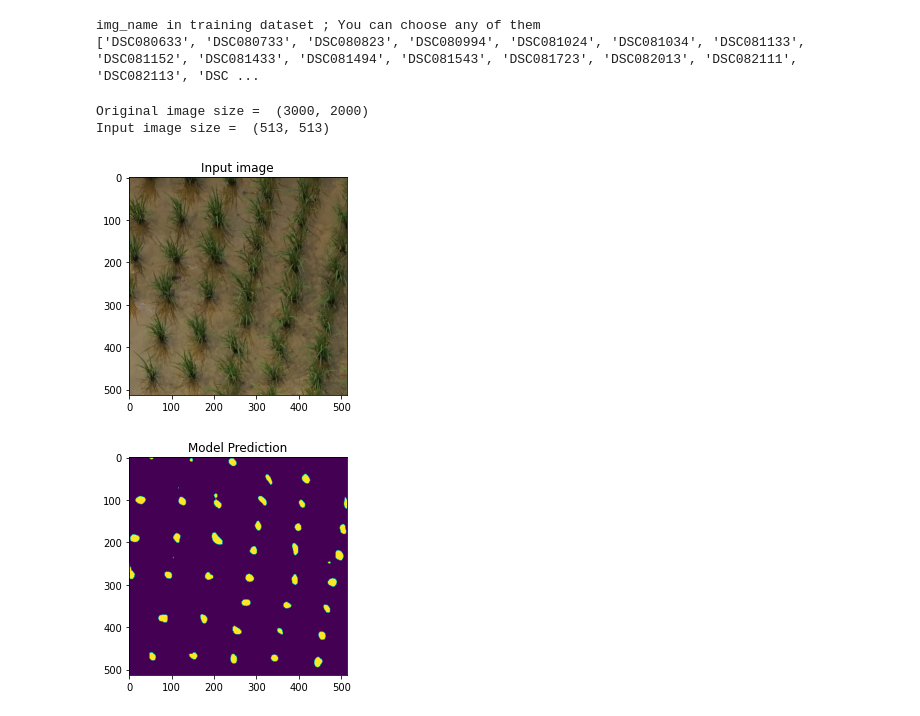
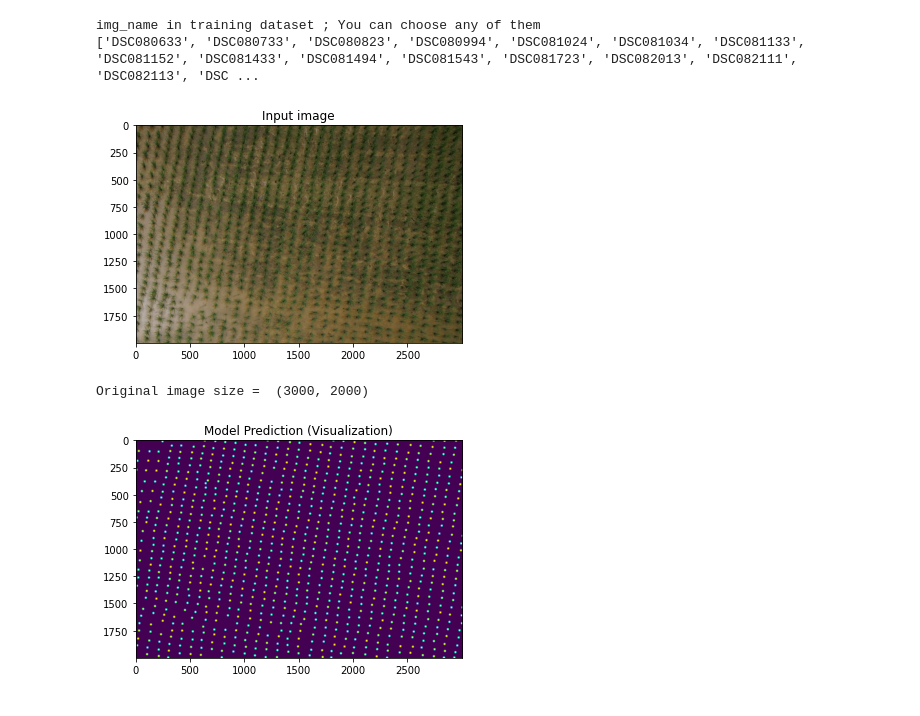
Before and after one commit to tl32rodan/pytorch-deeplab-xception, a Jupyter notebook: seg_test.ipynb, the cells around one changed output. Drawn from its saved outputs; the diff is of its cells as text; code cells hidden in the pictures.

```diff
--- a/seg_test.ipynb
+++ b/seg_test.ipynb
@@ -290,9 +357,8 @@ img_name in training dataset ; You can choose any of them
 ['DSC080633', 'DSC080733', 'DSC080823', 'DSC080994', 'DSC081024', 'DSC081034', 'DSC081133', 'DSC081152', 'DSC081433', 'DSC081494', 'DSC081543', 'DSC081723', 'DSC082013', 'DSC082111', 'DSC082113', 'DSC ...
 # %%
 prediction = eval_one_testing_image(model, img_name=_img_names[0], num_class=2, \
-                            crop_size=(513,513), crop_origin=(0,0), test_folder=test_folder)
+                            crop_size=(513,513), test_folder=test_folder)
 # %% [output]
+[figure, new version]
 Original image size =  (3000, 2000)
-Input image size =  (513, 513)
-[figure, old version]
-[figure, old version]
+[figure, new version]
```
Also changed, not shown: parts of 9 cells of this notebook.
